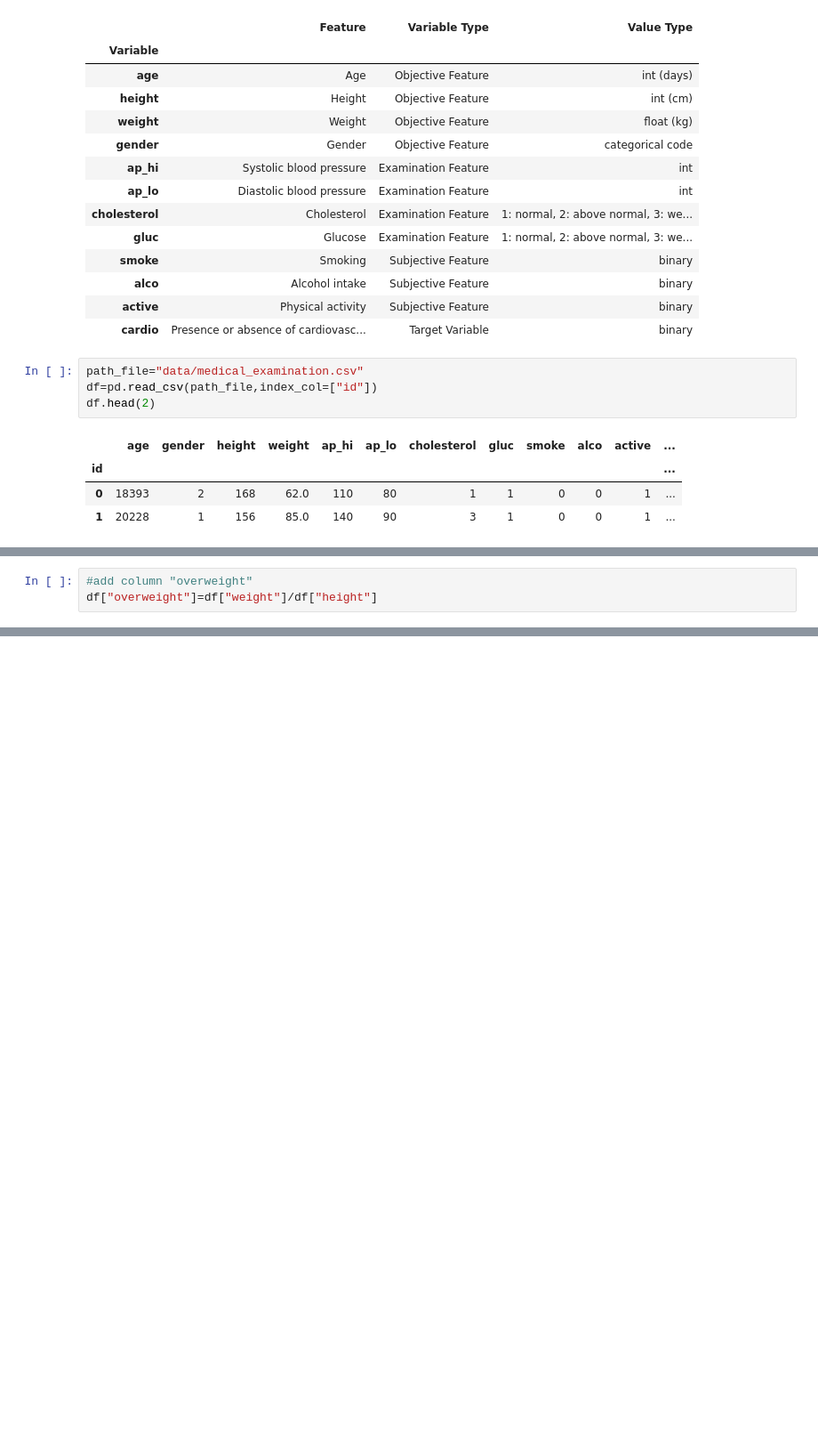
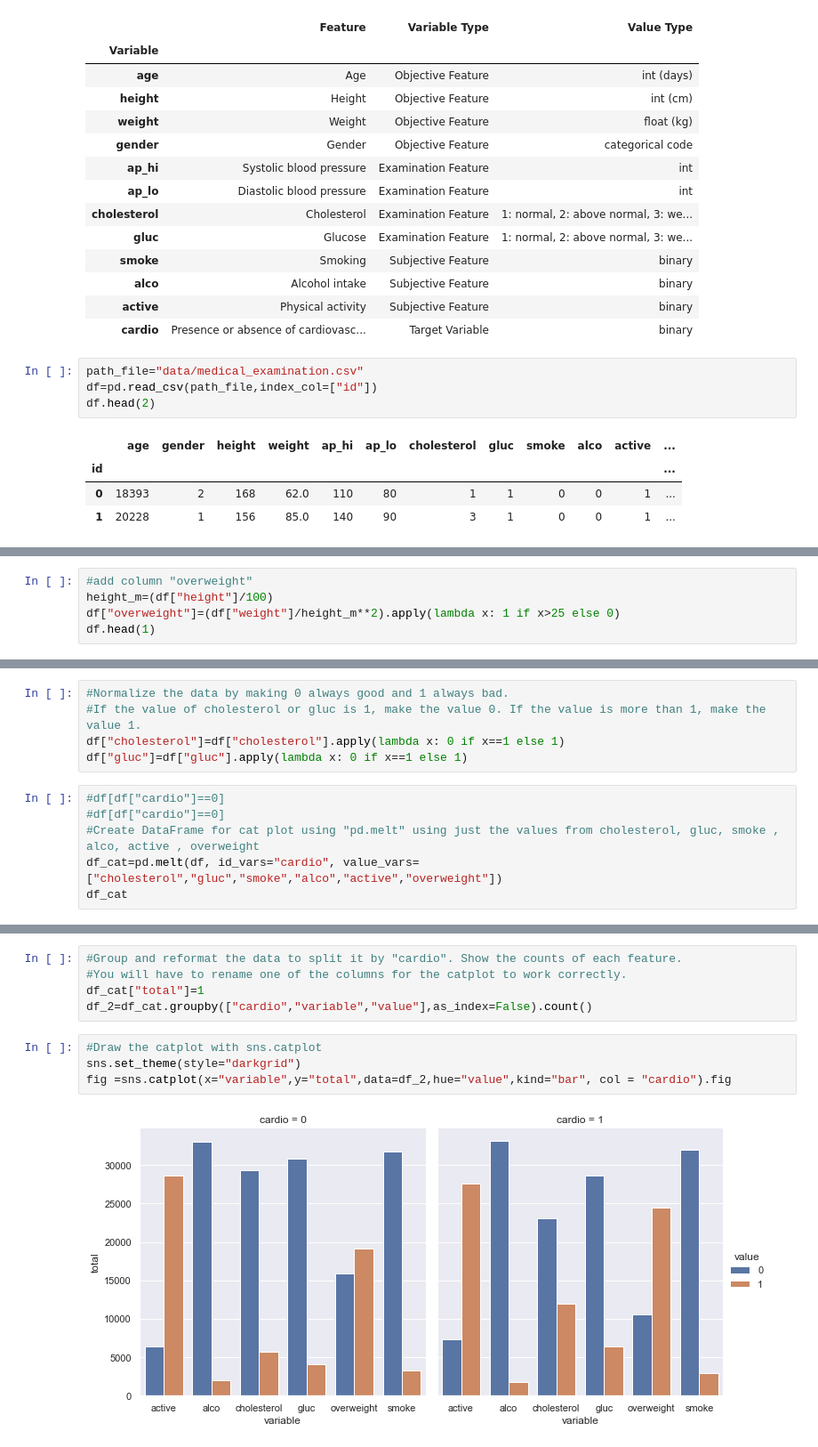
Before and after one commit to ecoplayer/sandbox, a Jupyter notebook: Medical_data_Visualization.ipynb, the cells around one changed output, grey strips where cells are left out. Shown at 89% size. Drawn from its saved outputs; the diff is of its cells as text; blank space fills up the shorter version.

```diff
--- a/Medical_data_Visualization.ipynb
+++ b/Medical_data_Visualization.ipynb
@@ -92,3 +72,5 @@ df.describe() #age is in days
 # %%
 #add column "overweight"
-df["overweight"]=df["weight"]/df["height"]
+height_m=(df["height"]/100)
+df["overweight"]=(df["weight"]/height_m**2).apply(lambda x: 1 if x>25 else 0)
+df.head(1)
@@ -94,0 +81,11 @@ df["overweight"]=df["weight"]/df["height"]
+# %%
+#Normalize the data by making 0 always good and 1 always bad.
+#If the value of cholesterol or gluc is 1, make the value 0. If the value is more than 1, make the value 1.
+df["cholesterol"]=df["cholesterol"].apply(lambda x: 0 if x==1 else 1)
+df["gluc"]=df["gluc"].apply(lambda x: 0 if x==1 else 1)
+# %%
+#df[df["cardio"]==0]
+#df[df["cardio"]==0]
+#Create DataFrame for cat plot using "pd.melt" using just the values from cholesterol, gluc, smoke , alco, active , overweight
+df_cat=pd.melt(df, id_vars="cardio", value_vars=["cholesterol","gluc","smoke","alco","active","overweight"])
+df_cat
@@ -94,0 +106,11 @@ df["overweight"]=df["weight"]/df["height"]
+# %%
+#Group and reformat the data to split it by "cardio". Show the counts of each feature.
+#You will have to rename one of the columns for the catplot to work correctly.
+df_cat["total"]=1
+df_2=df_cat.groupby(["cardio","variable","value"],as_index=False).count()
+# %%
+#Draw the catplot with sns.catplot
+sns.set_theme(style="darkgrid")
+fig =sns.catplot(x="variable",y="total",data=df_2,hue="value",kind="bar", col = "cardio").fig
+# %% [output]
+[figure, added]
```
Also changed, not shown: parts of 6 cells of this notebook.
